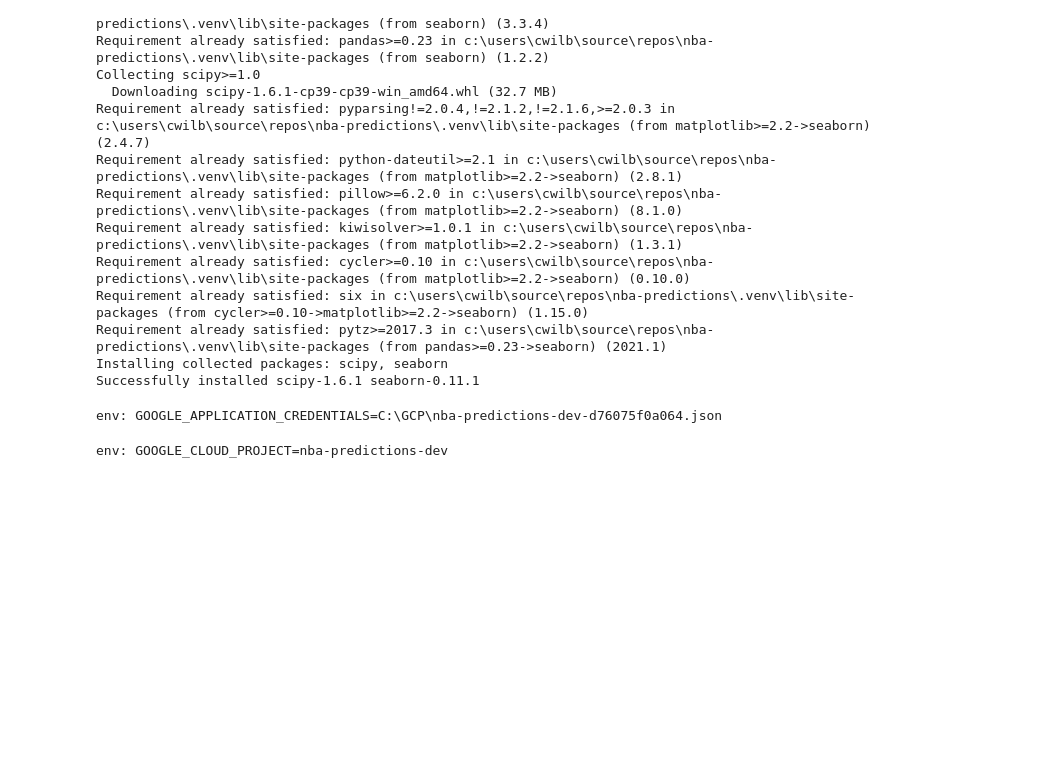
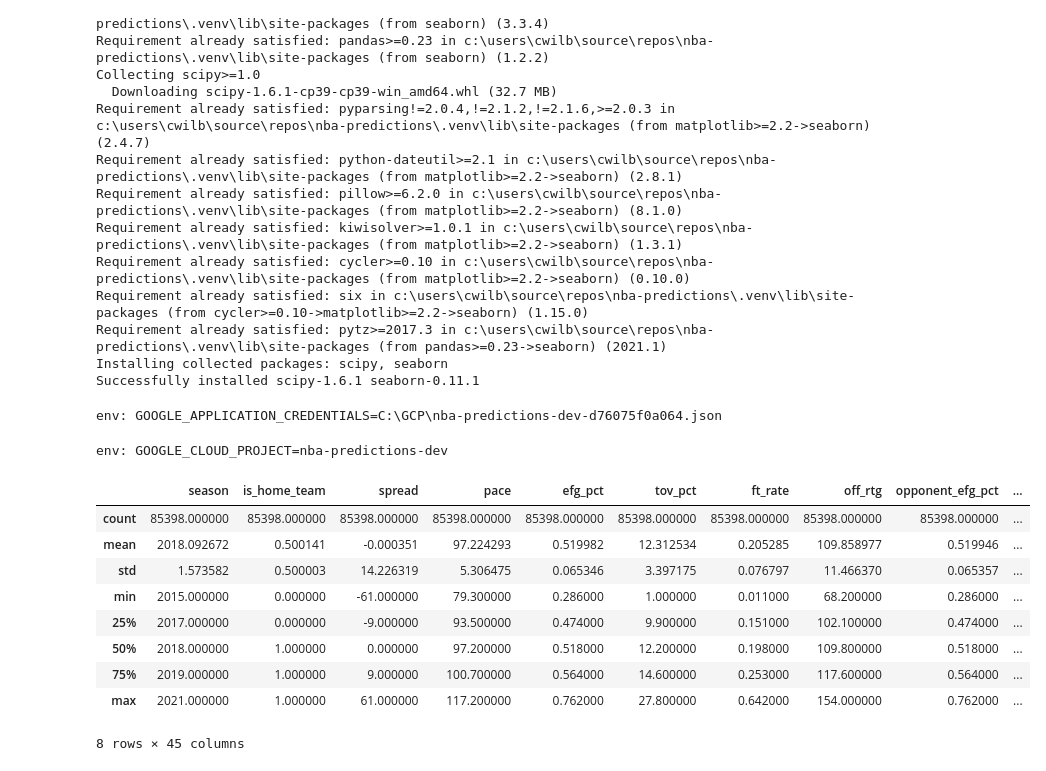
Before and after one commit to cwilbar04/gcp-end-to-end-nba-predictions, a Jupyter notebook: notebooks/EDA.ipynb, the cells around one changed output. Drawn from its saved outputs; the diff is of its cells as text; code cells hidden in the pictures; blank space fills up the shorter version.

```diff
--- a/notebooks/EDA.ipynb
+++ b/notebooks/EDA.ipynb
@@ -82,0 +56,13 @@ def my_func(request)
+# %%
+model.describe()
+# %% [output]
+|  | season | is_home_team | spread | pace | efg_pct | tov_pct | ft_rate | off_rtg | opponent_efg_pct | ... |
+| count | 85398.000000 | 85398.000000 | 85398.000000 | 85398.000000 | 85398.000000 | 85398.000000 | 85398.000000 | 85398.000000 | 85398.000000 | ... |
+| mean | 2018.092672 | 0.500141 | -0.000351 | 97.224293 | 0.519982 | 12.312534 | 0.205285 | 109.858977 | 0.519946 | ... |
+| std | 1.573582 | 0.500003 | 14.226319 | 5.306475 | 0.065346 | 3.397175 | 0.076797 | 11.466370 | 0.065357 | ... |
+| min | 2015.000000 | 0.000000 | -61.000000 | 79.300000 | 0.286000 | 1.000000 | 0.011000 | 68.200000 | 0.286000 | ... |
+| 25% | 2017.000000 | 0.000000 | -9.000000 | 93.500000 | 0.474000 | 9.900000 | 0.151000 | 102.100000 | 0.474000 | ... |
+| 50% | 2018.000000 | 1.000000 | 0.000000 | 97.200000 | 0.518000 | 12.200000 | 0.198000 | 109.800000 | 0.518000 | ... |
+| 75% | 2019.000000 | 1.000000 | 9.000000 | 100.700000 | 0.564000 | 14.600000 | 0.253000 | 117.600000 | 0.564000 | ... |
+| max | 2021.000000 | 1.000000 | 61.000000 | 117.200000 | 0.762000 | 27.800000 | 0.642000 | 154.000000 | 0.762000 | ... |
+8 rows × 45 columns
```
Also changed, not shown: parts of 7 cells of this notebook, 4 other files.
